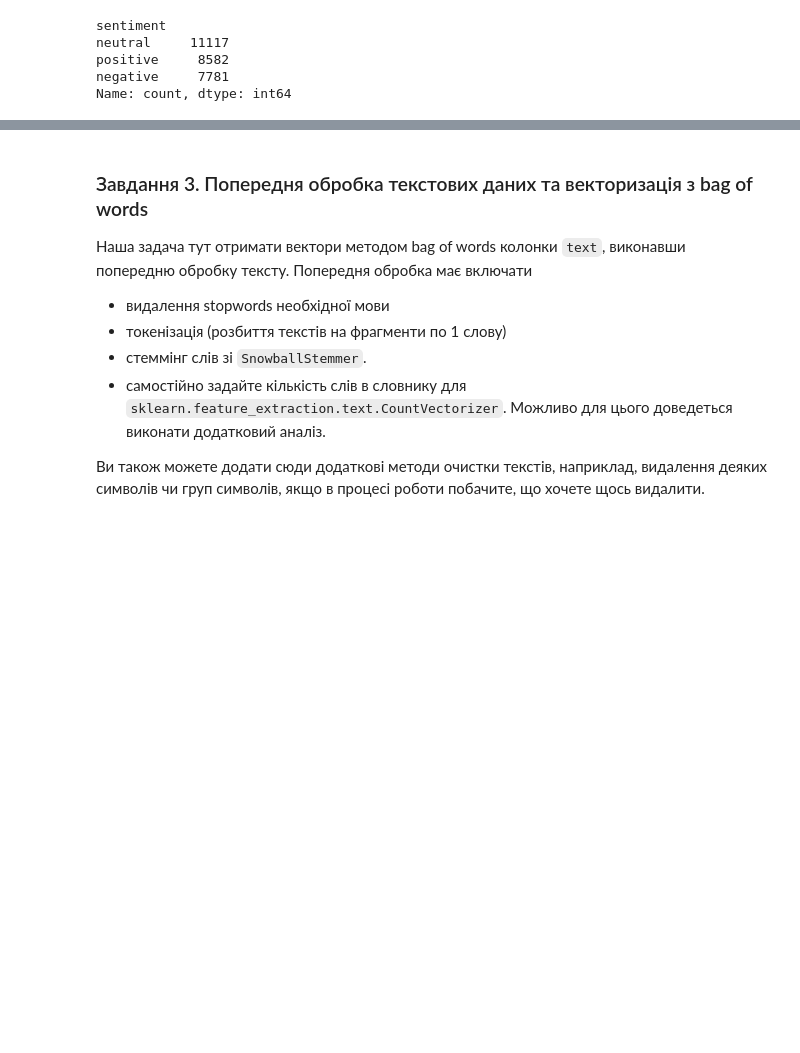
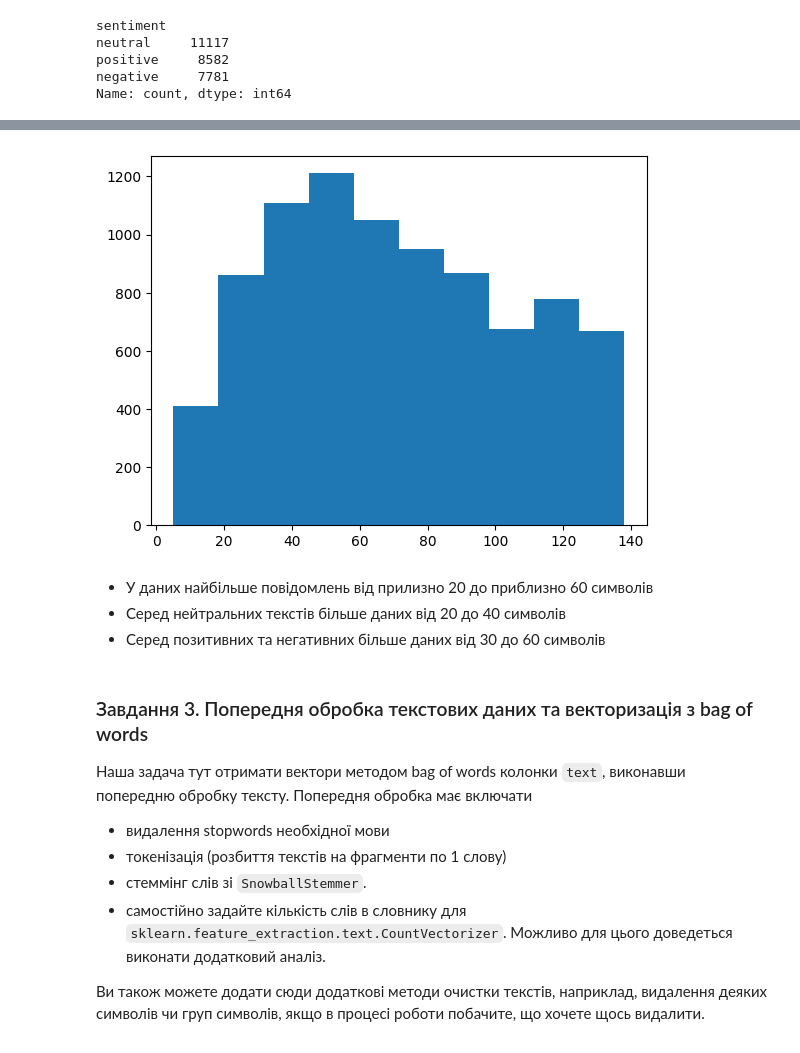
Before and after one commit to YelizavetaP/ml_tasks, a Jupyter notebook: hometasks/4_NLP_and_DL/HW_NLP_Classification.ipynb, the cells around one changed output, grey strips where cells are left out. Cells and saved outputs as stored; diff of their text form; code cells hidden in the pictures; blank space fills up the shorter version.

```diff
--- a/hometasks/4_NLP_and_DL/HW_NLP_Classification.ipynb
+++ b/hometasks/4_NLP_and_DL/HW_NLP_Classification.ipynb
@@ -125,3 +106,13 @@ uni_cat_target_compare()
+# %%
+# розподіл довжин розитивних записів
+positive_lens = get_lens(raw_df[raw_df.sentiment == 'positive'].text)
+plt.hist(positive_lens);
+# %% [output]
+[figure, added]
+# %% [markdown]
+* У даних найбільше повідомлень від прилизно 20 до приблизно 60 символів
+* Серед нейтральних текстів більше даних від 20 до 40 символів
+* Серед позитивних та негативних більше даних від 30 до 60 символів
 # %% [markdown]
 ### Завдання 3. Попередня обробка текстових даних та векторизація з bag of words
 
```
Also changed, not shown: parts of 34 cells of this notebook.
